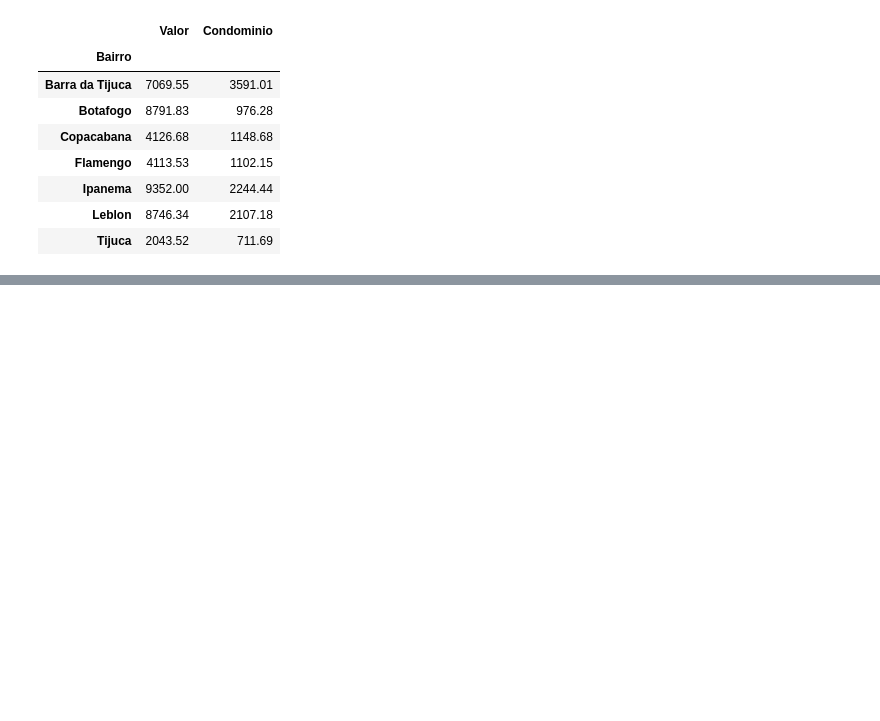
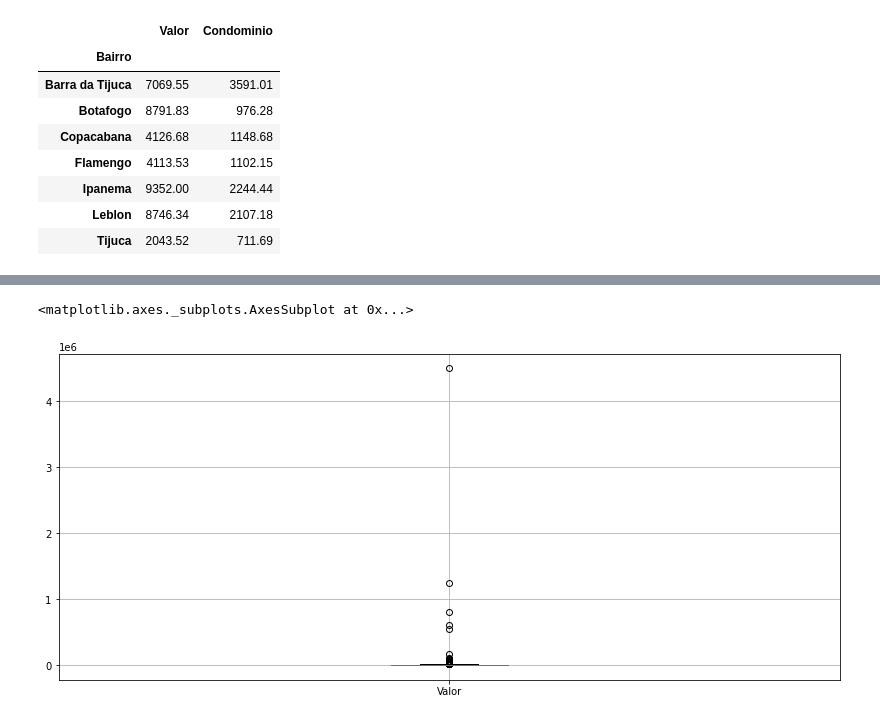
Before and after one commit to King-Bowie/pandas-testando-e-analisando, a Jupyter notebook: Pandas_testando_e_analisando.ipynb, the cells around one changed output, grey strips where cells are left out. Cells and saved outputs as stored; diff of their text form; code cells hidden in the pictures; blank space fills up the shorter version.

```diff
--- a/Pandas_testando_e_analisando.ipynb
+++ b/Pandas_testando_e_analisando.ipynb
@@ -931,0 +978,5 @@ grupo_bairro[['Valor','Condominio']].mean().round(2)
+# %%
+dados.boxplot(['Valor'])
+# %% [output]
+<matplotlib.axes._subplots.AxesSubplot at 0x...>
+[figure, added]
```
Also changed, not shown: parts of 42 cells of this notebook.
